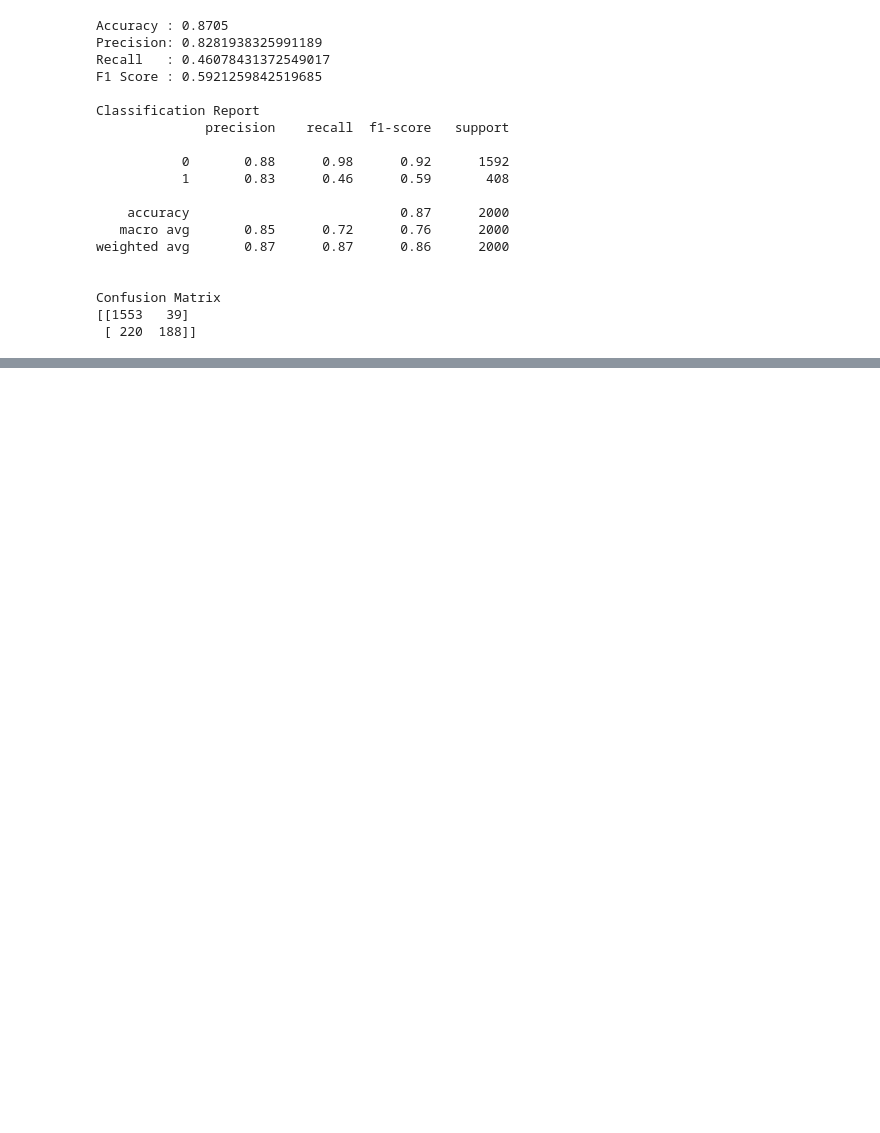
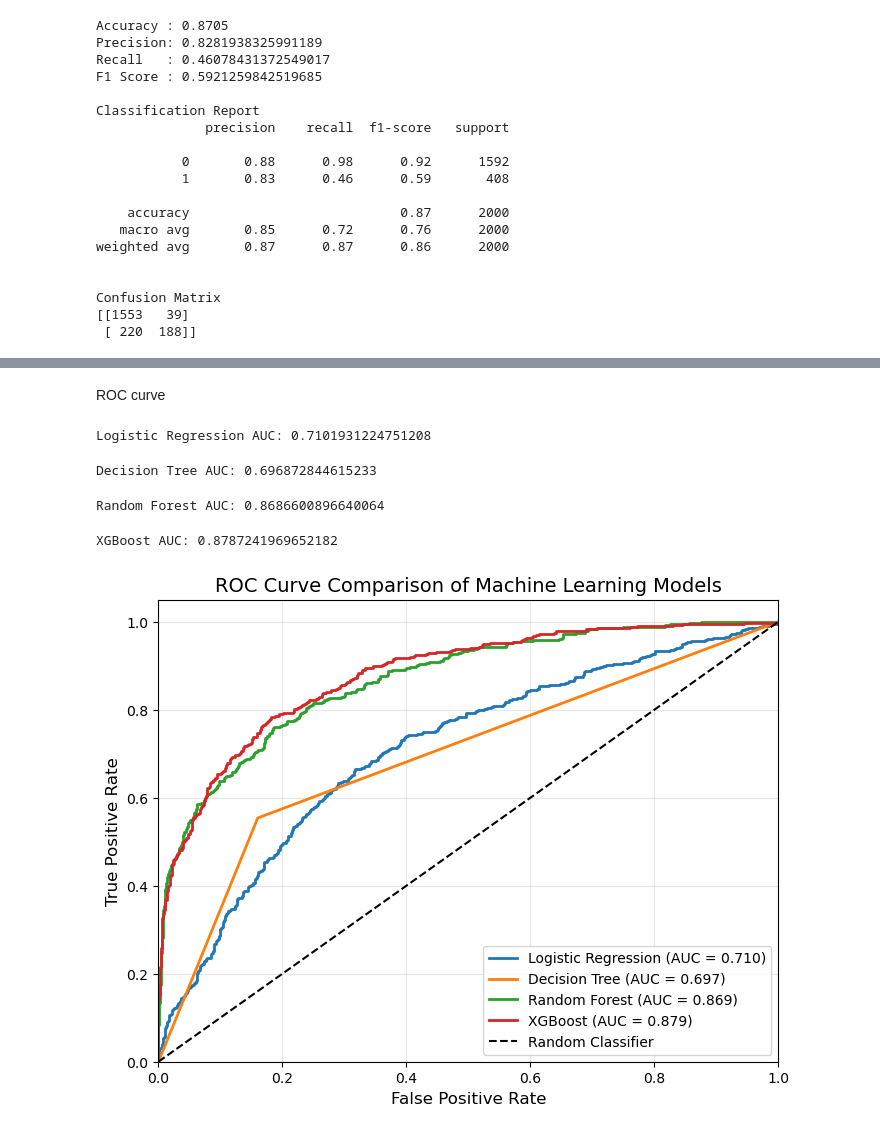
Before and after one commit to Masuha20/Customer-Churn-Prediction, a Jupyter notebook: notebooks/Customer_Churn_Model_Training.ipynb, the cells around one changed output, grey strips where cells are left out. Cells and saved outputs as stored; diff of their text form; code cells hidden in the pictures; blank space fills up the shorter version.

```diff
--- a/notebooks/Customer_Churn_Model_Training.ipynb
+++ b/notebooks/Customer_Churn_Model_Training.ipynb
@@ -841,0 +919,2 @@ plt.show()
+# %% [markdown]
+ROC curve
@@ -841,0 +924,68 @@ plt.show()
+# %%
+#Logictic Regression ROC Curve
+y_prob_lr=clf.predict_proba(X_test)[:, 1]
+fpr_lr, tpr_lr, _ =roc_curve(y_test,y_prob_lr)
+auc_lr=auc(fpr_lr, tpr_lr)
+print("Logistic Regression AUC:", auc_lr)
+# %% [output]
+Logistic Regression AUC: 0.7101931224751208
+# %%
+#Decision Tree ROC Curve
+y_prob_dt=clf2.predict_proba(X_test)[:, 1]
+fpr_dt, tpr_dt, _= roc_curve(y_test, y_prob_dt)
+auc_dt =auc(fpr_dt, tpr_dt)
+print("Decision Tree AUC:", auc_dt)
+# %% [output]
+Decision Tree AUC: 0.696872844615233
+# %%
+#Random Forst ROC Curve
+y_prob_rf=best_rf.predict_proba(X_test_final)[:, 1]
+fpr_rf, tpr_rf, _=roc_curve(y_test, y_prob_rf)
+auc_rf=auc(fpr_rf, tpr_rf)
+print("Random Forest AUC:", auc_rf)
+# %% [output]
+Random Forest AUC: 0.8686600896640064
+# %%
+#XGBoost ROC Curve
+y_prob_xgb=best_xgb.predict_proba(X_test_final)[:, 1]
+fpr_xgb, tpr_xgb, _=roc_curve(y_test, y_prob_xgb)
+auc_xgb=auc(fpr_xgb, tpr_xgb)
+print("XGBoost AUC:", auc_xgb)
+# %% [output]
+XGBoost AUC: 0.8787241969652182
+# %%
+plt.figure(figsize=(8,6))
+plt.plot(fpr_lr, tpr_lr,
+         linewidth=2,
+         label=f"Logistic Regression (AUC = {auc_lr:.3f})")
+
+plt.plot(fpr_dt, tpr_dt,
+         linewidth=2,
+         label=f"Decision Tree (AUC = {auc_dt:.3f})")
+
+plt.plot(fpr_rf, tpr_rf,
+         linewidth=2,
+         label=f"Random Forest (AUC = {auc_rf:.3f})")
+
+plt.plot(fpr_xgb, tpr_xgb,
+         linewidth=2,
+         label=f"XGBoost (AUC = {auc_xgb:.3f})")
+
+plt.plot([0, 1], [0, 1], 'k--', linewidth=1.5,
+         label="Random Classifier")
+
+plt.xlabel("False Positive Rate", fontsize=12)
+plt.ylabel("True Positive Rate", fontsize=12)
+plt.title("ROC Curve Comparison of Machine Learning Models", fontsize=14)
+plt.xlim(0, 1)
+plt.ylim(0, 1.05)
+plt.legend(loc="lower right")
+plt.grid(alpha=0.3)
+plt.savefig(
+    "../images/roc_curve_comparison.png",
+    dpi=300,
+    bbox_inches="tight"
+)
+plt.show()
+# %% [output]
+[figure, added]
```
Also changed, not shown: parts of 13 cells of this notebook, 4 other files.
